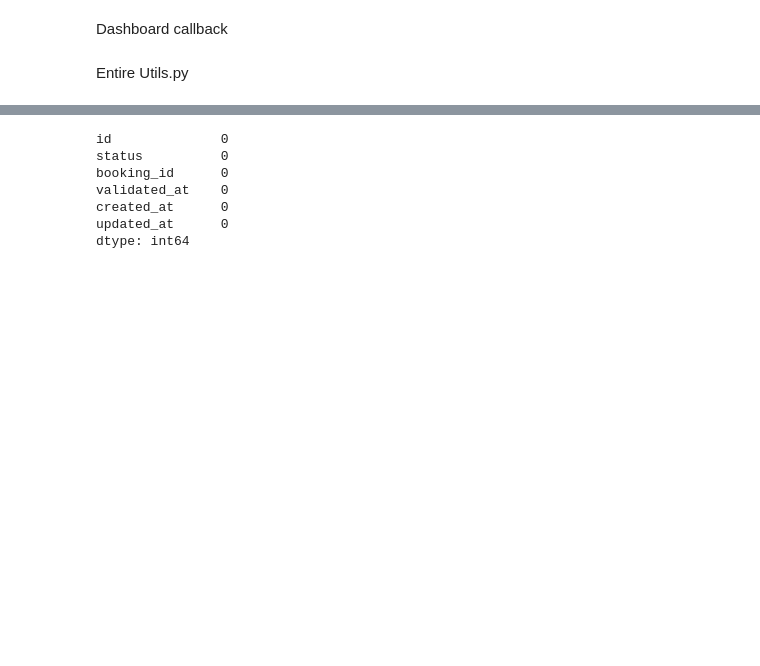
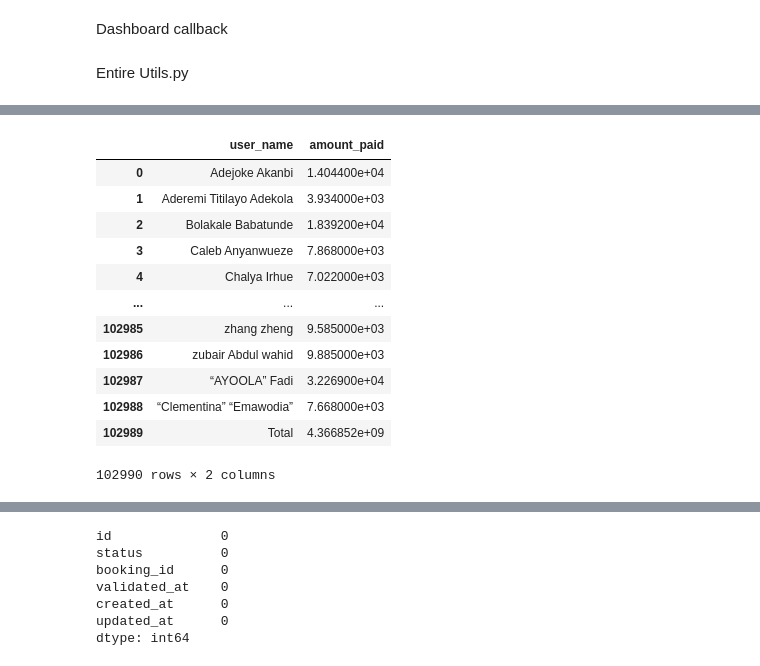
Before and after one commit to Spencerdsheel/mobile_dash, a Jupyter notebook: junk2.ipynb, the cells around one changed output, grey strips where cells are left out. Saved outputs shown, nothing was run; the diff lists cells and outputs as text; code cells hidden in the pictures; blank space fills up the shorter version.

```diff
--- a/junk2.ipynb
+++ b/junk2.ipynb
@@ -1646,0 +2231,26 @@ connection.close()
+# %%
+user_data_table_dff = df.groupby('user_name').agg(
+    amount_paid = ('total_fare', 'sum')
+    ).reset_index()
+
+user_data_total_row = (
+pd.DataFrame([user_data_table_dff.drop(columns=['user_name']).sum()], columns=user_data_table_dff.columns)
+.assign(user_name='Total')
+)
+user_data_table_dff = pd.concat([user_data_table_dff, user_data_total_row], ignore_index=True)
+# %%
+user_data_table_dff
+# %% [output]
+|  | user_name | amount_paid |
+| 0 | Adejoke Akanbi | 1.404400e+04 |
+| 1 | Aderemi Titilayo Adekola | 3.934000e+03 |
+| 2 | Bolakale Babatunde | 1.839200e+04 |
+| 3 | Caleb Anyanwueze | 7.868000e+03 |
+| 4 | Chalya Irhue | 7.022000e+03 |
+| ... | ... | ... |
+| 102985 | zhang zheng | 9.585000e+03 |
+| 102986 | zubair Abdul wahid | 9.885000e+03 |
+| 102987 | “AYOOLA” Fadi | 3.226900e+04 |
+| 102988 | “Clementina” “Emawodia” | 7.668000e+03 |
+| 102989 | Total | 4.366852e+09 |
+102990 rows × 2 columns
```
Also changed, not shown: parts of 17 cells of this notebook, 10 other files.
